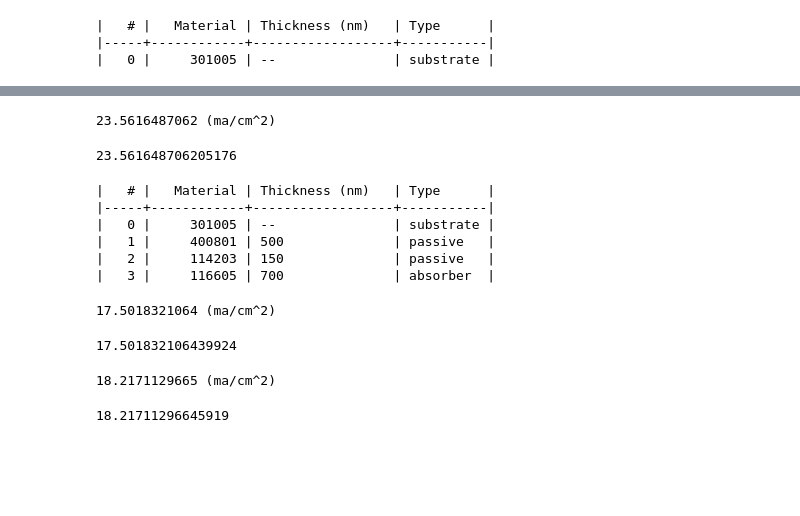
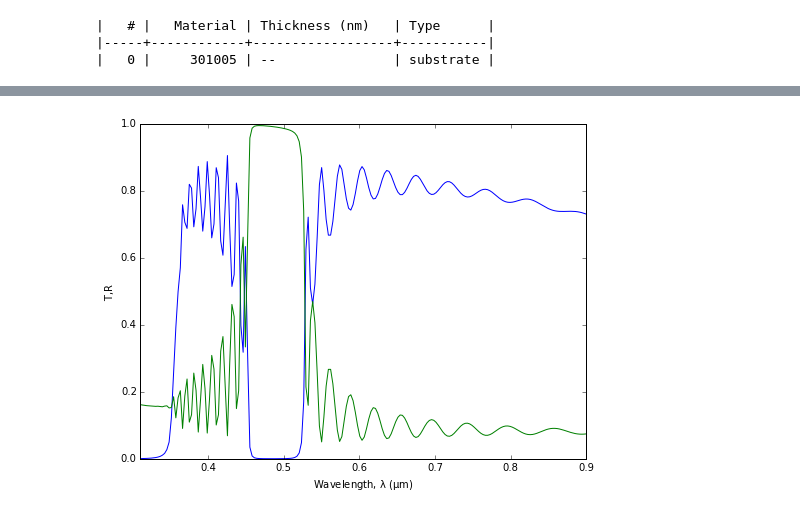
Before and after one commit to rtreharne/opticaldb, a Jupyter notebook: tinker.ipynb, the cells around one changed output, grey strips where cells are left out. Drawn from its saved outputs; the diff is of its cells as text; code cells hidden in the pictures; blank space fills up the shorter version.

```diff
--- a/tinker.ipynb
+++ b/tinker.ipynb
@@ -8,5 +8,3 @@ a = traml.Stack()
 |   # |   Material | Thickness (nm)   | Type      |
 |-----+------------+------------------+-----------|
 |   0 |     301005 | --               | substrate |
-# %%
-a.add(400801,d=500)
@@ -18,2 +10,0 @@ a.add(400801,d=500)
-# %%
-a.add(116605, 2000, film_type='absorber')
@@ -25,0 +11,2 @@ a.add(116605, 2000, film_type='absorber')
+# %%
+a.add(111407, 98)
@@ -25,0 +18,2 @@ a.add(116605, 2000, film_type='absorber')
+# %%
+a.add(112003, 52)
@@ -26,20 +46,4 @@ a.add(116605, 2000, film_type='absorber')
 # %%
-a.jsc()
+a.plot()
 # %% [output]
-23.5616487062 (ma/cm^2)
-23.561648706205176
+[figure, added]
-# %%
-a.remove()
-a.add(114203, 150, loc=2)
-# %% [output]
-|   # |   Material | Thickness (nm)   | Type      |
-|-----+------------+------------------+-----------|
-|   0 |     301005 | --               | substrate |
-|   1 |     400801 | 500              | passive   |
-|   2 |     114203 | 150              | passive   |
-|   3 |     116605 | 700              | absorber  |
-# %%
-a.jsc()
-# %% [output]
-17.5018321064 (ma/cm^2)
-17.501832106439924
@@ -48,5 +49,0 @@ a.d(3, 1000)
-# %%
-a.jsc()
-# %% [output]
-18.2171129665 (ma/cm^2)
-18.21711296645919
```
Also changed, not shown: parts of 6 cells of this notebook, 4 other files.
